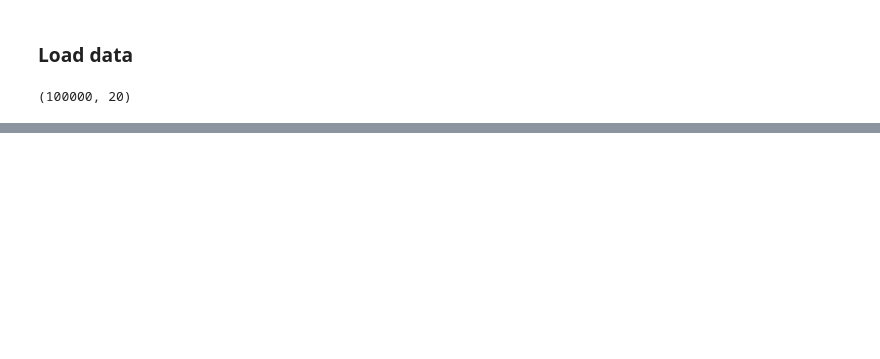
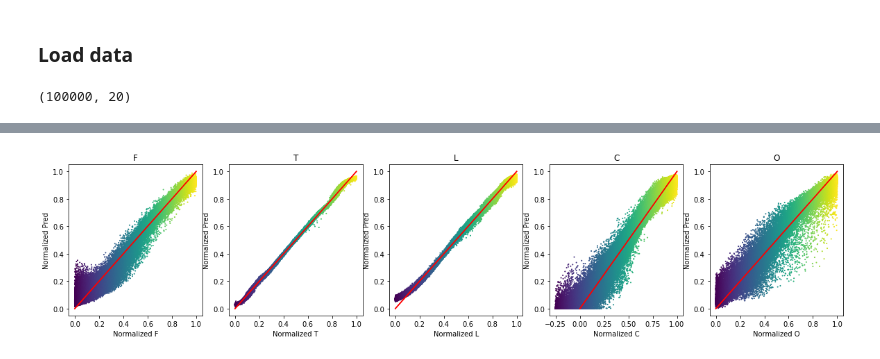
Before and after one commit to ViskaWei/DNN, a Jupyter notebook: nb/explore_dnn.ipynb, the cells around one changed output, grey strips where cells are left out. Cells and saved outputs as stored; diff of their text form; code cells hidden in the pictures; blank space fills up the shorter version.

```diff
--- a/nb/explore_dnn.ipynb
+++ b/nb/explore_dnn.ipynb
@@ -85,0 +76,4 @@ model.add(Dense(4, activation=’softmax’))
+# %%
+model.compile(loss='mse', optimizer=opt, metrics=['mse'])
+# %%
+history = model.fit(train_x, train_y, epochs=1000, batch_size=512)
@@ -85,0 +98,2 @@ model.add(Dense(4, activation=’softmax’))
+# %%
+pred_y = model.predict(train_x)
@@ -85,0 +120,13 @@ model.add(Dense(4, activation=’softmax’))
+# %%
+t = ["F","T","L","C","O"]
+# %%
+f, axs = plt.subplots(1,5, figsize=(20,4), sharey="col", facecolor="w")
+for pdx in range(5):
+    ax = axs[pdx]
+    ax.scatter(train_y[:,pdx], pred_y[:,pdx], s=1, c=para[:,pdx])
+    ax.plot([[0,0], [1,1]], "r")
+    ax.set_title(t[pdx])
+    ax.set_xlabel(f"Normalized {t[pdx]}")
+    ax.set_ylabel("Normalized Pred")
+# %% [output]
+[figure, added]
```
Also changed, not shown: parts of 17 cells of this notebook, 1 other file.
